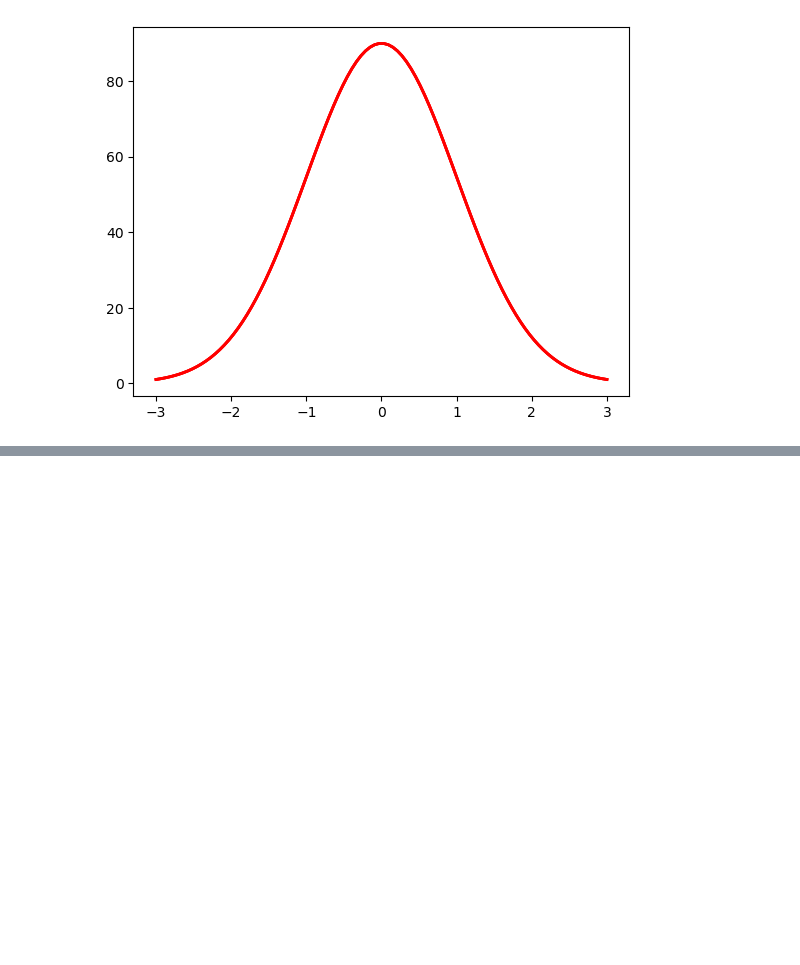
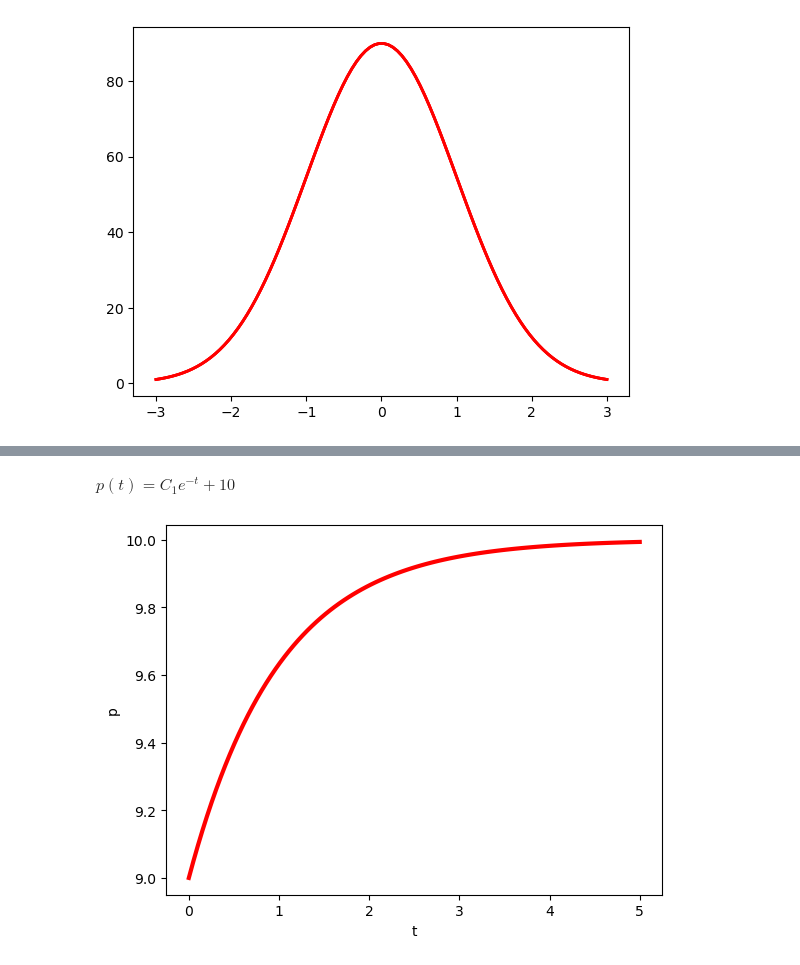
Before and after one commit to igor-novozhilov/Math_with_Python, a Jupyter notebook: 2025-05-13_Matematika_na_Python.ipynb, the cells around one changed output, grey strips where cells are left out. Drawn from its saved outputs; the diff is of its cells as text; code cells hidden in the pictures; blank space fills up the shorter version.

```diff
--- a/2025-05-13_Matematika_na_Python.ipynb
+++ b/2025-05-13_Matematika_na_Python.ipynb
@@ -1532,0 +1537,27 @@ plt.show()
+# %%
+# Найти функцию спроса
+from sympy import *
+t = symbols('t')
+p = Function('p')
+
+eq = diff(p(t), t) + p(t) - 10
+
+des = dsolve(eq, p(t))
+des
+# %% [output]
+$\displaystyle p{\left(t \right)} = C_{1} e^{- t} + 10$
+# %%
+'График зависимости цены от времени'
+import numpy as np
+import matplotlib.pyplot as plt
+%matplotlib inline
+t = np.linspace(0, 5, 100)
+'Равновесная цена является устойчивой, если для неё существует конечный предел при t->oo'
+p = 10 - np.exp(-t)
+
+plt.plot(t, p, color = 'red', linewidth = 3)
+plt.ylabel("p")
+plt.xlabel("t")
+plt.show()
+# %% [output]
+[figure, added]
```
Also changed, not shown: parts of 8 cells of this notebook.
